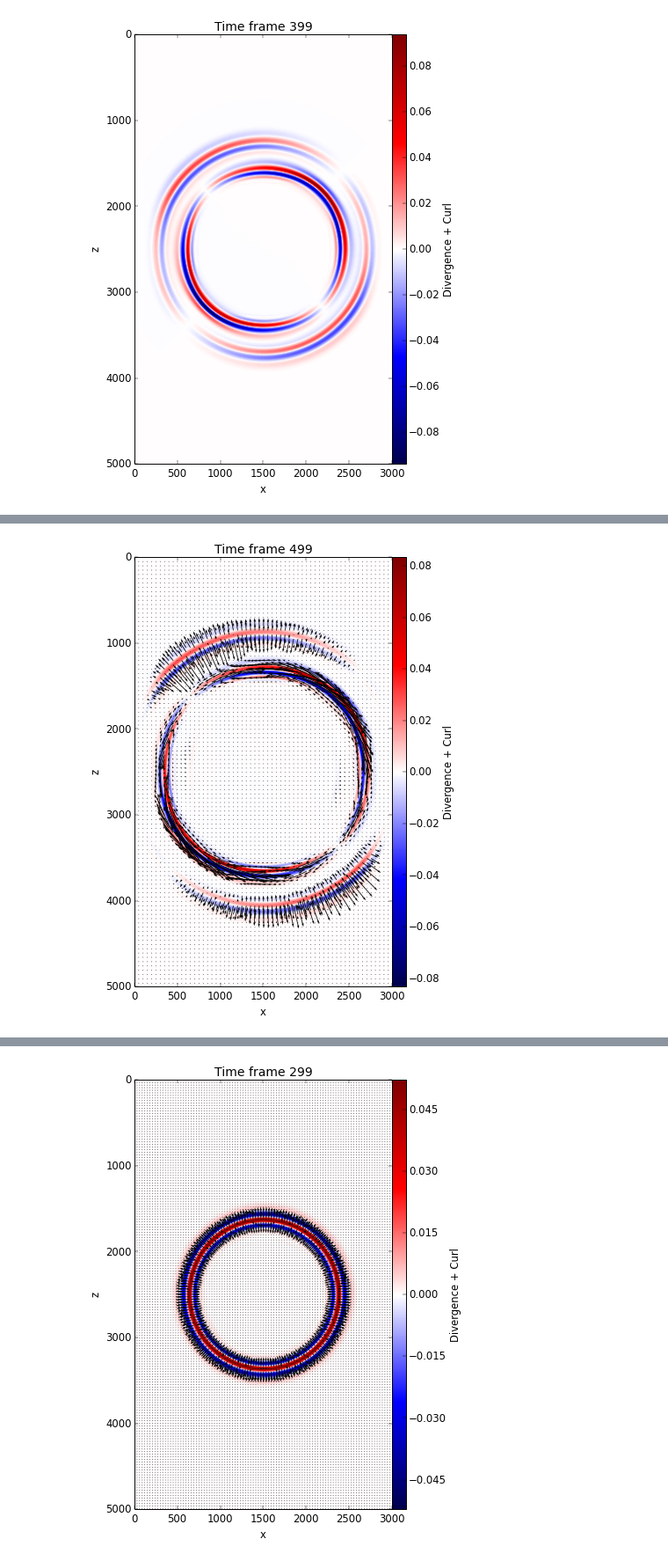
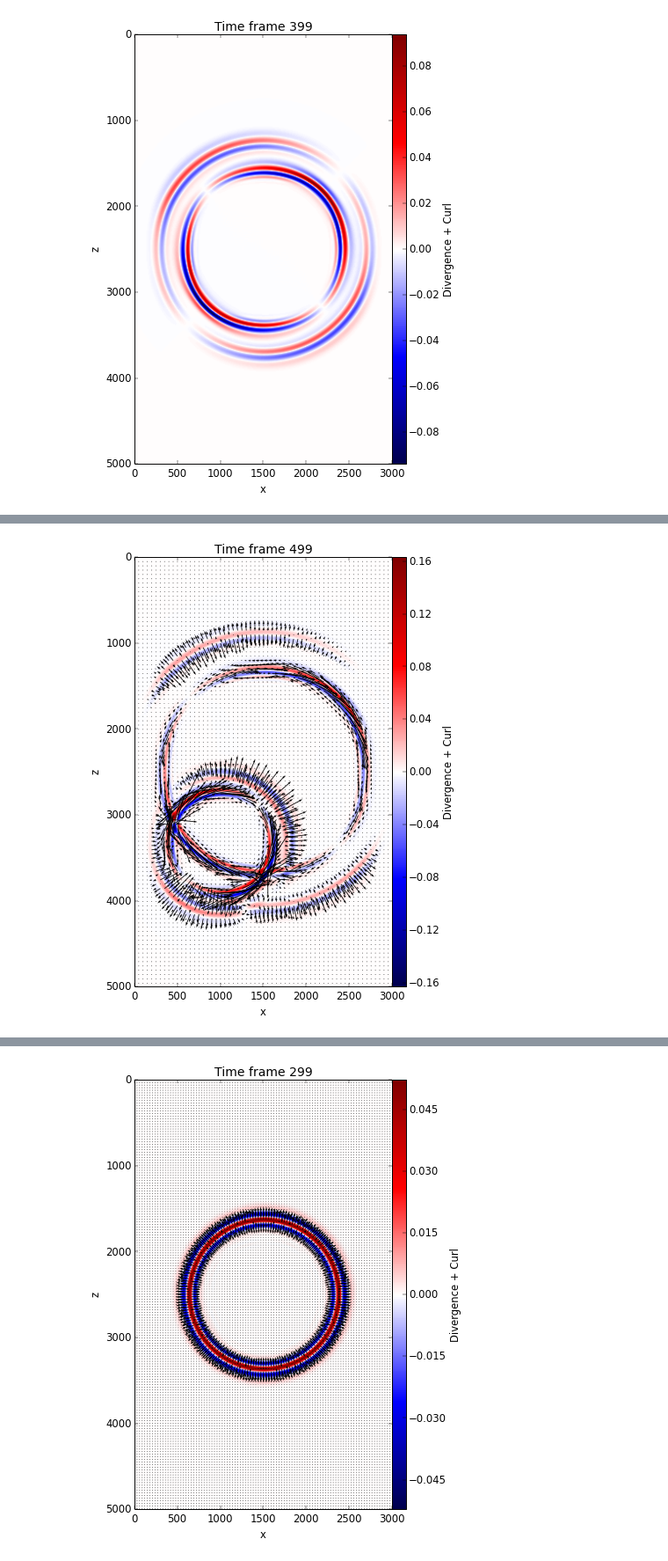
Before and after one commit to fatiando/prototypes, a Jupyter notebook: wavefd-simulation-class.ipynb, the cells around one changed output, grey strips where cells are left out. Shown at 88% size. Cells and saved outputs as stored; diff of their text form; code cells hidden in the pictures.

```diff
--- a/wavefd-simulation-class.ipynb
+++ b/wavefd-simulation-class.ipynb
@@ -332,12 +332,11 @@ class ElasticSH(WaveFD2D):
             dt = panels.attrs['dt']
             padding = panels.attrs['padding']
             taper = panels.attrs['taper']
-            src_data = f['sources'].value
             sim = ElasticSH(vel[:], dens[:], spacing, dt=dt, padding=padding,
                             taper=taper, cachefile=fname)
             sim.size = panels.attrs['size']
             sim.it = panels.attrs['iterations']
-            sim.sources = pickle.loads(src_data.tostring())
+            sim.sources = pickle.loads(f['sources'].value.tostring())
         sim.set_verbose(verbose)
         return sim
 
@@ -373,7 +372,14 @@ class ElasticSH(WaveFD2D):
         with self.get_cache(mode='a') as f:
             cache = f['panels']
             cache.resize(self.size + iterations, axis=0)
-            cache.attrs['size'] = self.size + iterations
+
+    def cache_panels(self, u, tp1, iteration, simul_size):
+        # Save the panel to disk
+        with self.get_cache(mode='a') as f:
+            cache = f['panels']
+            cache[simul_size - 1] = u[tp1]
+            cache.attrs['size'] = simul_size
+            cache.attrs['iterations'] = iteration
 
     def init_panels(self):
         if self.size == 0:
@@ -398,14 +404,6 @@ class ElasticSH(WaveFD2D):
         for pos, src in self.sources:
             i, j = pos
             u[tp1, i, j] += src(iteration*self.dt)
-
-    def cache_panels(self, u, tp1, iteration, simul_size):
-        # Save the panel to disk
-        with self.get_cache(mode='a') as f:
-            cache = f['panels']
-            cache[simul_size - 1] = u[tp1]
-            cache.attrs['size'] = simul_size
-            cache.attrs['iterations'] = iteration
 
     def animate(self, every=1, cutoff=None, ax=None, cmap=mpl.cm.seismic, embed=False, fps=10, dpi=70, writer='avconv', **kwargs):
         if ax is None:
@@ -1004,0 +1034,7 @@ And reloading from the cache also works.
+# %%
+sim = ElasticPSV(pvel, svel, density, spacing=10)
+sim.add_point_source((shape[0]//2, shape[1]//2), dip=45, wavelet=Ricker(5, 20, 1/20))
+# Add a delayed source deeper down
+sim.add_point_source((2*shape[0]//3, shape[1]//3), dip=-45, wavelet=Ricker(5, 20, 0.25))
+# %%
+sim.run(200)
@@ -1013,7 +1053,7 @@ reloaded
 # %%
-reloaded.run(100)
+reloaded.run(300)
 # %%
-reloaded.snapshot(-1, embed=True, plottype=['wavefield', 'vectors'], scale=300)
+reloaded.snapshot(-1, embed=True, plottype=['wavefield', 'vectors'], scale=200)
 # %% [output]
-[figure, old version]
+[figure, new version]
 # %%
```
Also changed, not shown: parts of 16 cells of this notebook.
